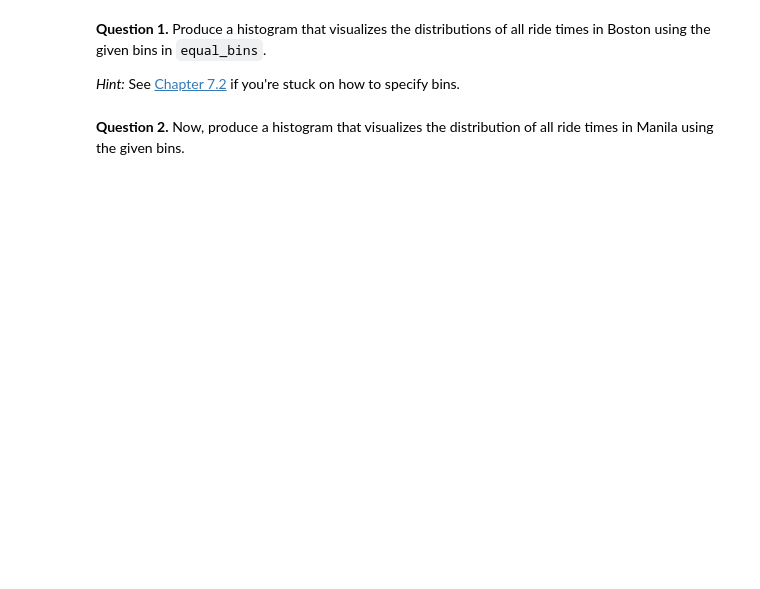
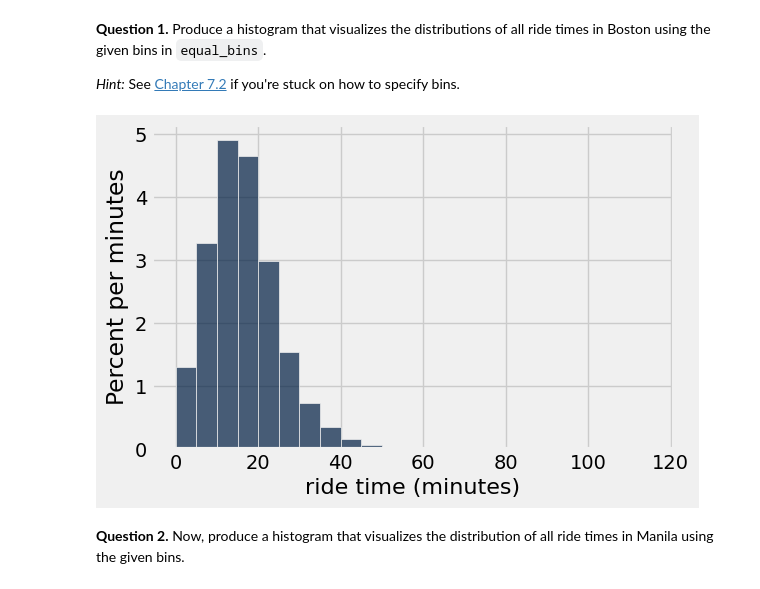
Before and after one commit to bencump/Intro_DataAnalytics, a Jupyter notebook: hw03/hw03/hw03.ipynb, the cells around one changed output. Saved outputs shown, nothing was run; the diff lists cells and outputs as text; code cells hidden in the pictures; blank space fills up the shorter version.

```diff
--- a/hw03/hw03/hw03.ipynb
+++ b/hw03/hw03/hw03.ipynb
@@ -327,7 +363,9 @@ manila.show(4)
 *Hint:* See [Chapter 7.2](https://inferentialthinking.com/chapters/07/2/Visualizing_Numerical_Distributions.html) if you're stuck on how to specify bins.
 # %%
 equal_bins = np.arange(0, 120, 5)
-...
+boston.hist("ride time", bins=equal_bins, unit = "minutes")
+# %% [output]
+[figure, added]
 # %% [markdown]
 <!-- END QUESTION -->
 
```
Also changed, not shown: parts of 22 cells of this notebook, 3 other files.
